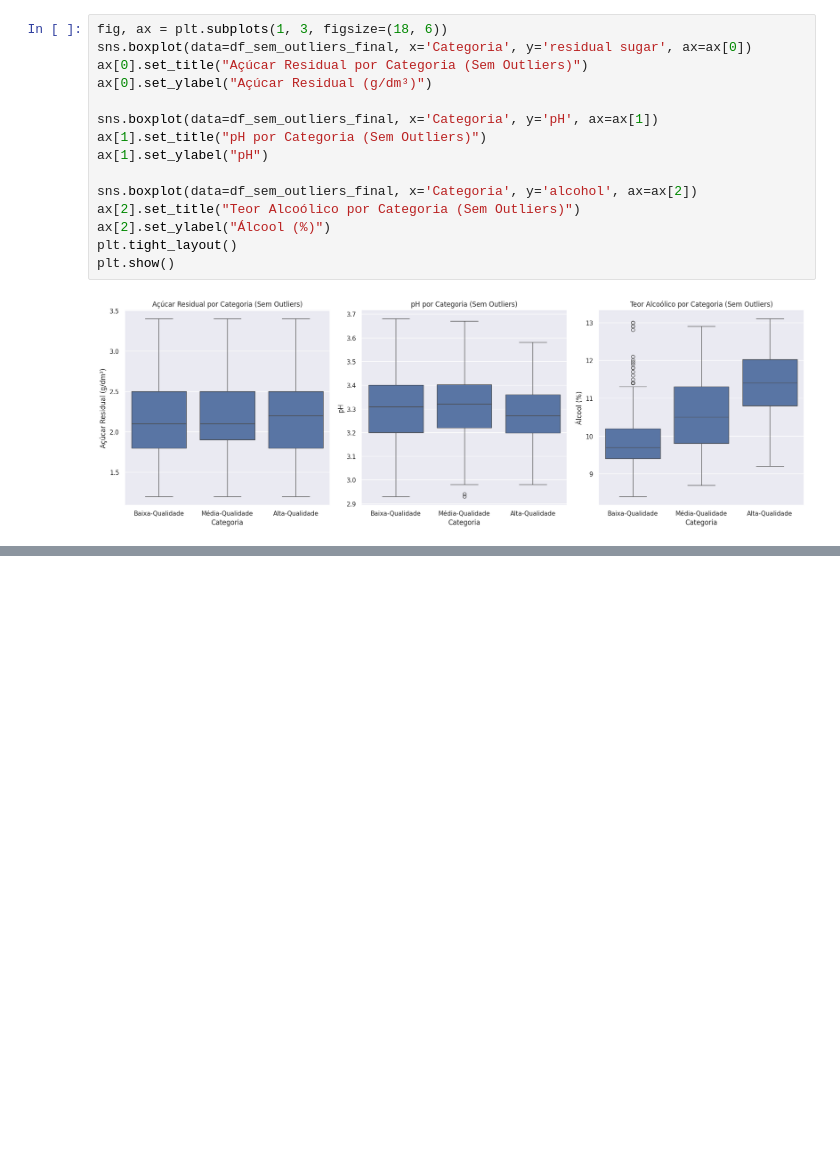
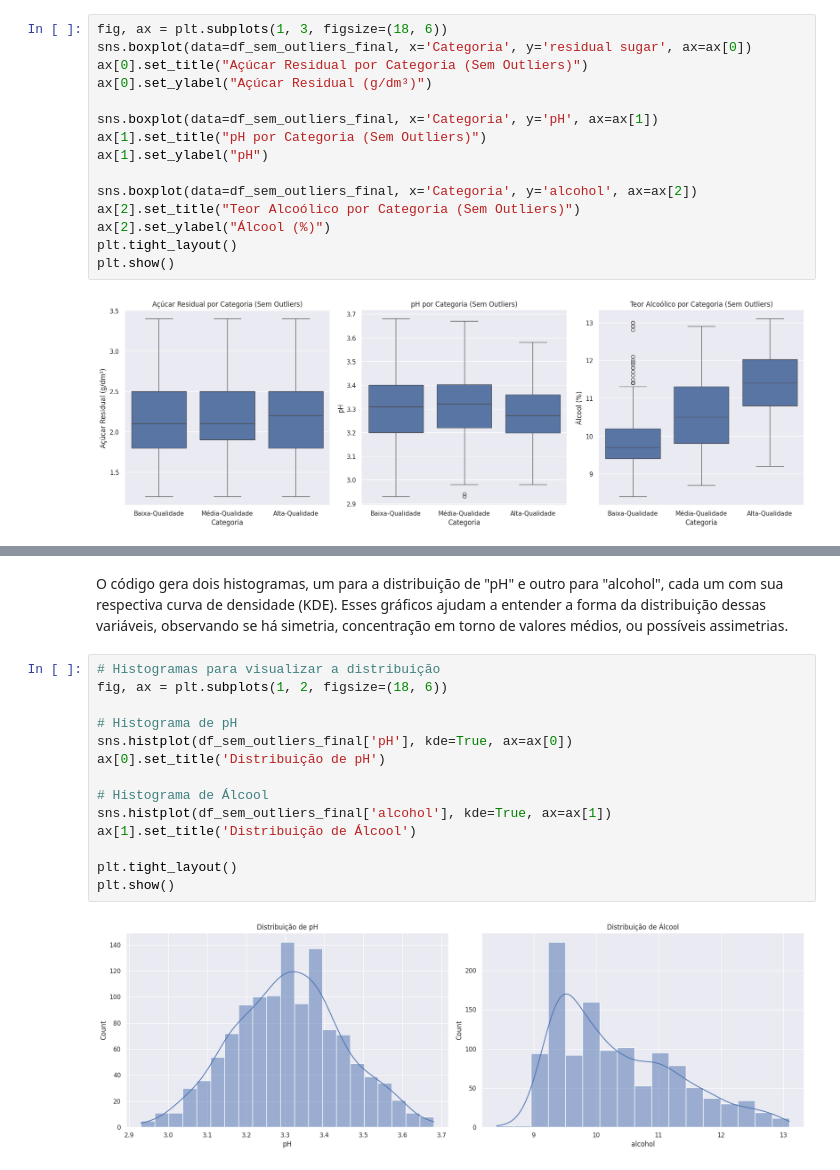
Before and after one commit to Lyanan85/In-GameSeries, a Jupyter notebook: projeto_redwine.ipynb, the cells around one changed output, grey strips where cells are left out. Saved outputs shown, nothing was run; the diff lists cells and outputs as text; blank space fills up the shorter version.

```diff
--- a/projeto_redwine.ipynb
+++ b/projeto_redwine.ipynb
@@ -124,0 +374,18 @@ plt.show()
+# %% [markdown]
+O código gera dois histogramas, um para a distribuição de "pH" e outro para "alcohol", cada um com sua respectiva curva de densidade (KDE). Esses gráficos ajudam a entender a forma da distribuição dessas variáveis, observando se há simetria, concentração em torno de valores médios, ou possíveis assimetrias.
+# %%
+# Histogramas para visualizar a distribuição
+fig, ax = plt.subplots(1, 2, figsize=(18, 6))
+
+# Histograma de pH
+sns.histplot(df_sem_outliers_final['pH'], kde=True, ax=ax[0])
+ax[0].set_title('Distribuição de pH')
+
+# Histograma de Álcool
+sns.histplot(df_sem_outliers_final['alcohol'], kde=True, ax=ax[1])
+ax[1].set_title('Distribuição de Álcool')
+
+plt.tight_layout()
+plt.show()
+# %% [output]
+[figure, added]
```
Also changed, not shown: parts of 23 cells of this notebook.
